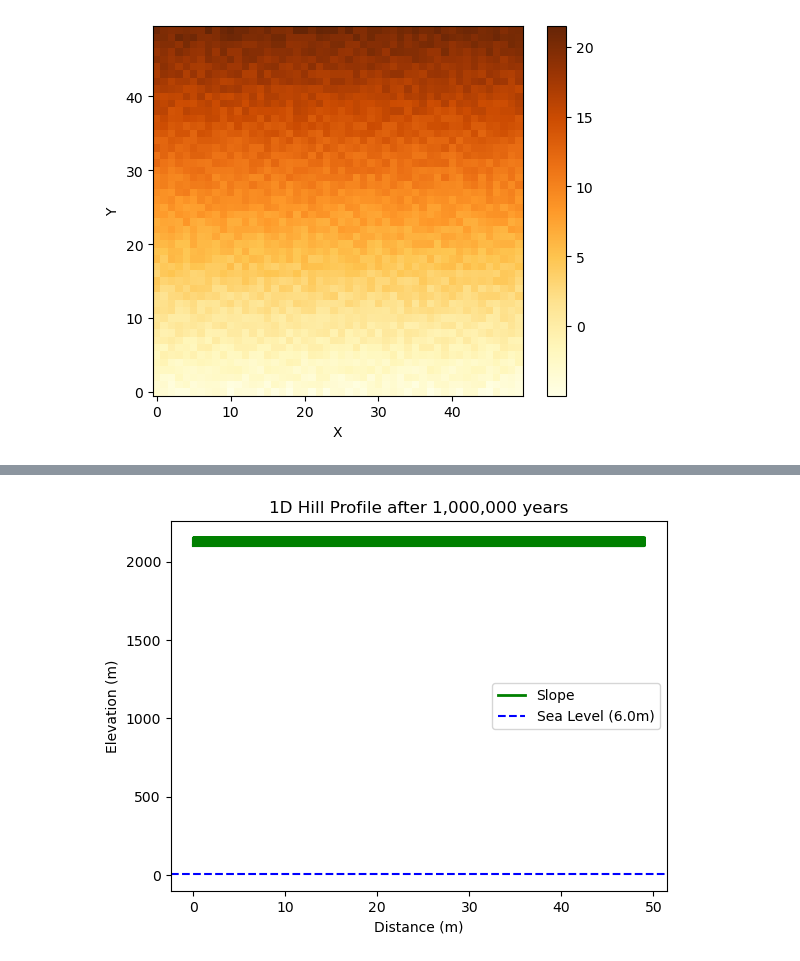
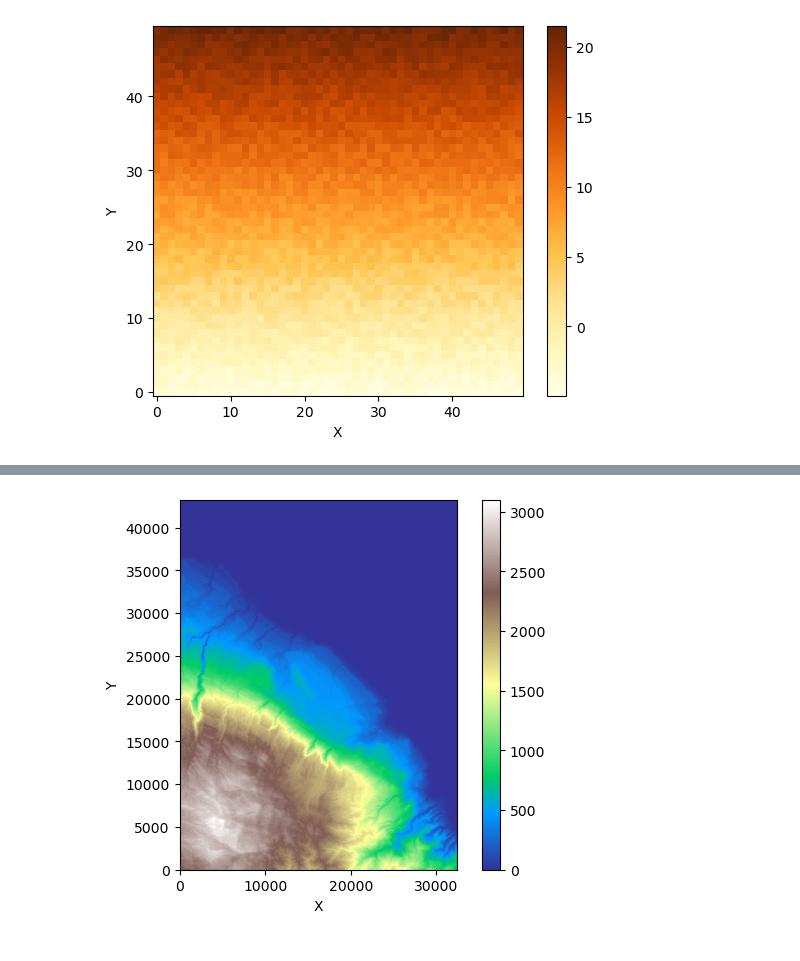
Before and after one commit to csdms-espin/2026_Marine_Platforms, a Jupyter notebook: 1DGridUpliftandSeaLevel.ipynb, the cells around one changed output, grey strips where cells are left out. Cells and saved outputs as stored; diff of their text form; code cells hidden in the pictures.

```diff
--- a/1DGridUpliftandSeaLevel.ipynb
+++ b/1DGridUpliftandSeaLevel.ipynb
@@ -111,10 +196,20 @@ imshow_grid(grid, "topographic__elevation",cmap="YlOrBr")
-# %%
-plt.plot(grid.node_x, topo, color='green', linewidth=2, label='Slope')
-plt.axhline(sea_level, color='blue', linestyle='--', label='Sea Level (6.0m)')
-plt.title(f'1D Hill Profile after {time_to_run:,.0f} years')
-plt.xlabel('Distance (m)')
-plt.ylabel('Elevation (m)')
-plt.legend()
-plt.show()
-# %% [output]
-[figure, removed]
+# %%
+dem = rioxarray.open_rasterio("dem_clipped.tif",masked=True).squeeze()
+clipped_dem = dem.rio.clip_box(minx=147.4, miny=-6.3, maxx=147.7, maxy=-5.9)
+clipped_dem.rio.to_raster("dem_clipped.tif")
+dem_array = clipped_dem.values.astype(float)
+
+if clipped_dem.y[0] > clipped_dem.y[-1]:
+    dem_array = np.flipud(dem_array)
+
+num_rows, num_cols = dem_array.shape
+dxy = 30
+
+grid = RasterModelGrid((num_rows, num_cols),dxy)
+
+topo = grid.add_field("topographic__elevation", dem_array.ravel(), at="node")
+
+imshow_grid(grid, topo, cmap="terrain")
+plt.show()
+# %% [output]
+[figure, added]
```
Also changed, not shown: parts of 14 cells of this notebook, 5 other files.
